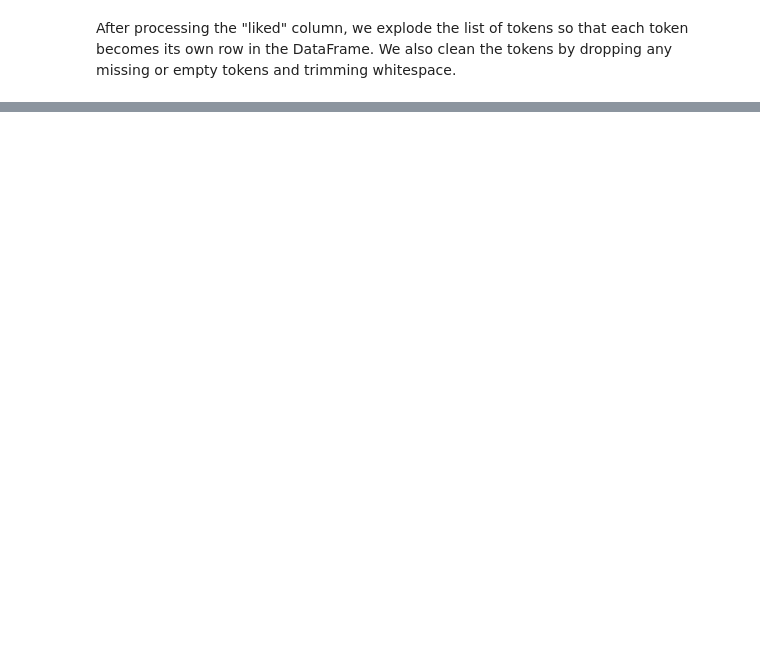
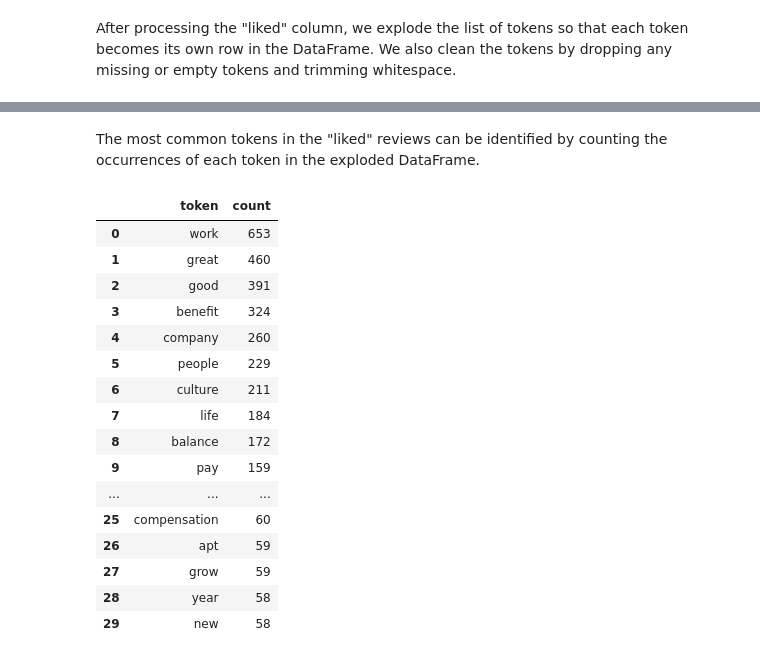
Before and after one commit to bdi475/textbook, a Jupyter notebook: content/nlp-with-mastercard-glassdoor-reviews.ipynb, the cells around one changed output, grey strips where cells are left out. Cells and saved outputs as stored; diff of their text form; code cells hidden in the pictures; blank space fills up the shorter version.

```diff
--- a/content/nlp-with-mastercard-glassdoor-reviews.ipynb
+++ b/content/nlp-with-mastercard-glassdoor-reviews.ipynb
@@ -229,0 +209,23 @@ df_liked_exploded.shape
+# %% [markdown]
+The most common tokens in the "liked" reviews can be identified by counting the occurrences of each token in the exploded DataFrame.
+# %%
+df_liked_common_tokens = df_liked_exploded["token"].value_counts().to_frame().reset_index().head(30)
+df_liked_common_tokens
+# %% [output]
+|  | token | count |
+| 0 | work | 653 |
+| 1 | great | 460 |
+| 2 | good | 391 |
+| 3 | benefit | 324 |
+| 4 | company | 260 |
+| 5 | people | 229 |
+| 6 | culture | 211 |
+| 7 | life | 184 |
+| 8 | balance | 172 |
+| 9 | pay | 159 |
+| ... | ... | ... |
+| 25 | compensation | 60 |
+| 26 | apt | 59 |
+| 27 | grow | 59 |
+| 28 | year | 58 |
+| 29 | new | 58 |
```
Also changed, not shown: parts of 17 cells of this notebook.
